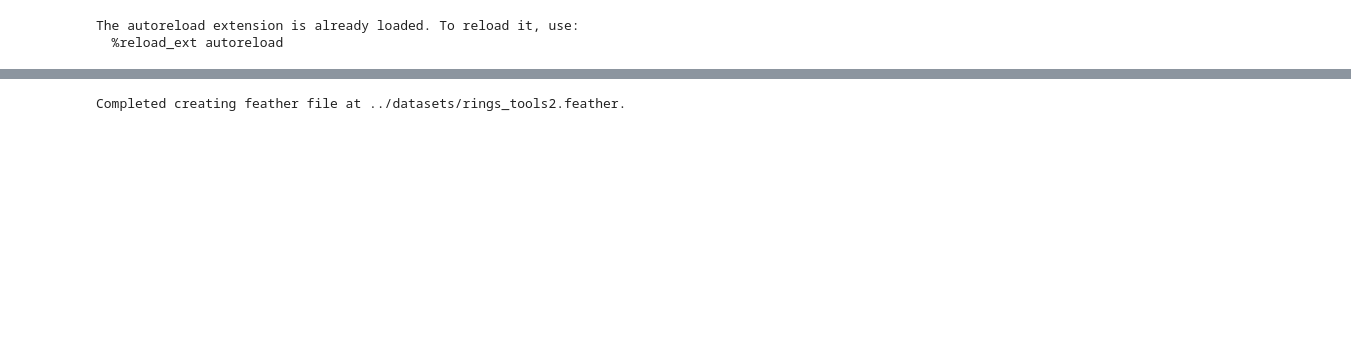
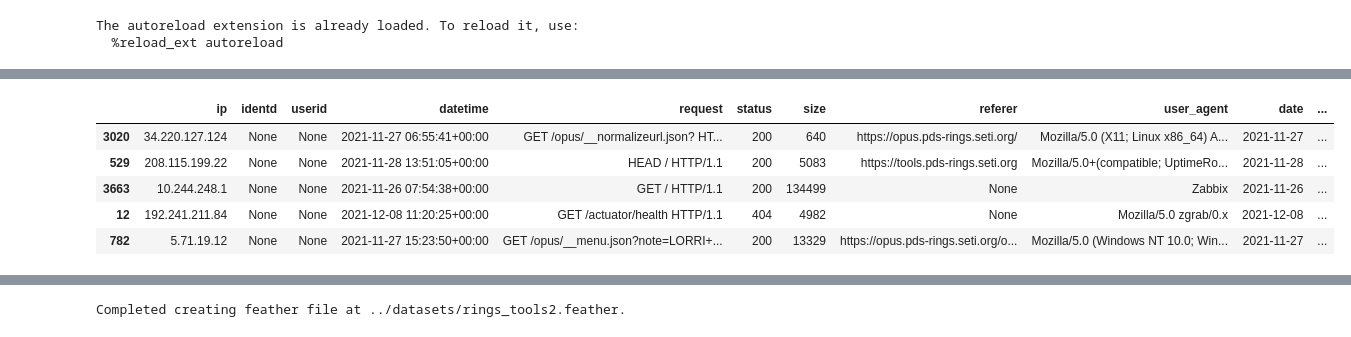
Before and after one commit to NASA-PDS/web-analytics, a Jupyter notebook: notebooks/prototype_data_proc_rings.ipynb, the cells around one changed output, grey strips where cells are left out. Drawn from its saved outputs; the diff is of its cells as text; code cells hidden in the pictures; blank space fills up the shorter version.

```diff
--- a/notebooks/prototype_data_proc_rings.ipynb
+++ b/notebooks/prototype_data_proc_rings.ipynb
@@ -21,5 +21,7 @@ from clf_parser import CLFParse
 # %%
 # Modify path here for your particular system
 data_dir = Path('/Users/kaipak/datasets/pds/pds_logs/report_service/logs/final/rings/rings-apache-metrics')
+tools_logs = sorted(glob.glob(str(data_dir) + "/tools_*"))
 tools2_logs = sorted(glob.glob(str(data_dir) + "/tools2*"))
 server1_logs = sorted(glob.glob(str(data_dir) + "/server1*"))
+server2_logs = sorted(glob.glob(str(data_dir) + "/server2*"))
@@ -26,3 +40,9 @@ server1_logs = sorted(glob.glob(str(data_dir) + "/server1*"))
 # %%
+parser_tools = CLFParse(tools_logs)
 parser_tools2 = CLFParse(tools2_logs)
 parser_server1 = CLFParse(server1_logs)
+parser_server2 = CLFParse(server2_logs)
+# %%
+%%time
+parser_tools.parse_files()
+parser_tools.df_logs['log_name'] = 'tools'
@@ -29,3 +67,12 @@ parser_server1 = CLFParse(server1_logs)
+# %%
+parser_tools.df_logs.sample(5)
+# %% [output]
+|  | ip | identd | userid | datetime | request | status | size | referer | user_agent | date | ... |
+| 3020 | 34.220.127.124 | None | None | 2021-11-27 06:55:41+00:00 | GET /opus/__normalizeurl.json? HT... | 200 | 640 | https://opus.pds-rings.seti.org/ | Mozilla/5.0 (X11; Linux x86_64) A... | 2021-11-27 | ... |
+| 529 | 208.115.199.22 | None | None | 2021-11-28 13:51:05+00:00 | HEAD / HTTP/1.1 | 200 | 5083 | https://tools.pds-rings.seti.org | Mozilla/5.0+(compatible; UptimeRo... | 2021-11-28 | ... |
+| 3663 | 10.244.248.1 | None | None | 2021-11-26 07:54:38+00:00 | GET / HTTP/1.1 | 200 | 134499 | None | Zabbix | 2021-11-26 | ... |
+| 12 | 192.241.211.84 | None | None | 2021-12-08 11:20:25+00:00 | GET /actuator/health HTTP/1.1 | 404 | 4982 | None | Mozilla/5.0 zgrab/0.x | 2021-12-08 | ... |
+| 782 | 5.71.19.12 | None | None | 2021-11-27 15:23:50+00:00 | GET /opus/__menu.json?note=LORRI+... | 200 | 13329 | https://opus.pds-rings.seti.org/o... | Mozilla/5.0 (Windows NT 10.0; Win... | 2021-11-27 | ... |
 # %%
 %%time
 # This might take a while.
```
Also changed, not shown: parts of 12 cells of this notebook, 1 other file.
